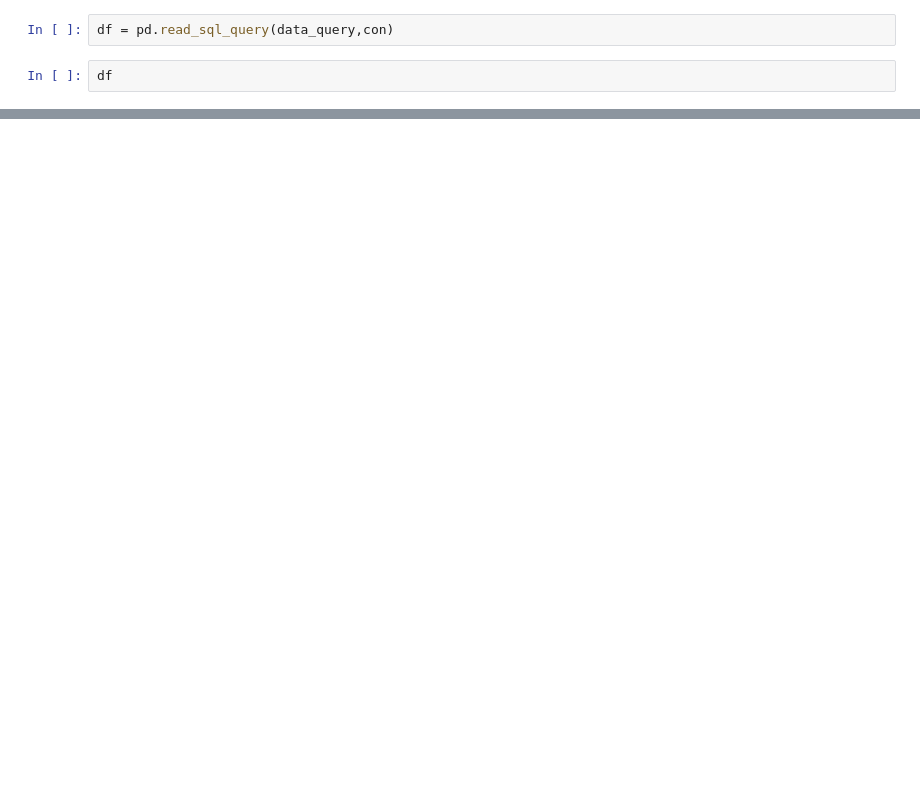
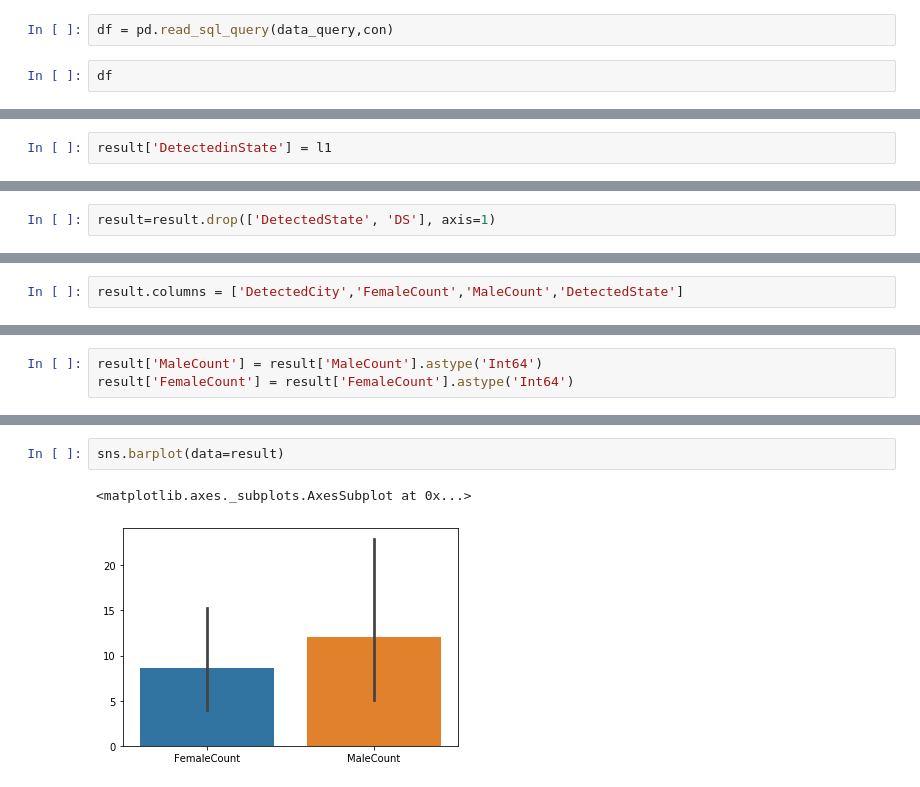
Before and after one commit to code-demon-99/cb, a Jupyter notebook: Untitled.ipynb, the cells around one changed output, grey strips where cells are left out. Cells and saved outputs as stored; diff of their text form; blank space fills up the shorter version.

```diff
--- a/Untitled.ipynb
+++ b/Untitled.ipynb
@@ -75,0 +302,2 @@ df1 = df.groupby('DetectedCity')
+# %%
+result['DetectedinState'] = l1
@@ -75,0 +320,2 @@ df1 = df.groupby('DetectedCity')
+# %%
+result=result.drop(['DetectedState', 'DS'], axis=1)
@@ -75,0 +338,2 @@ df1 = df.groupby('DetectedCity')
+# %%
+result.columns = ['DetectedCity','FemaleCount','MaleCount','DetectedState']
@@ -75,0 +356,3 @@ df1 = df.groupby('DetectedCity')
+# %%
+result['MaleCount'] = result['MaleCount'].astype('Int64')
+result['FemaleCount'] = result['FemaleCount'].astype('Int64')
@@ -75,0 +367,5 @@ df1 = df.groupby('DetectedCity')
+# %%
+sns.barplot(data=result)
+# %% [output]
+<matplotlib.axes._subplots.AxesSubplot at 0x...>
+[figure, added]
```
Also changed, not shown: parts of 101 cells of this notebook, 14 other files.
